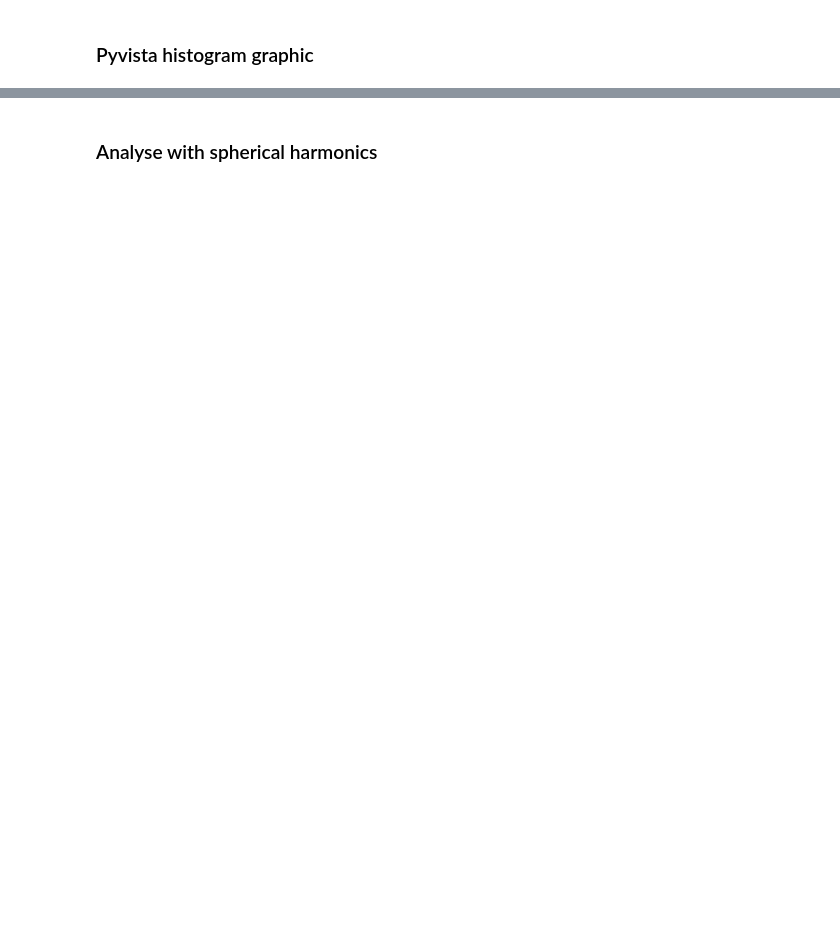
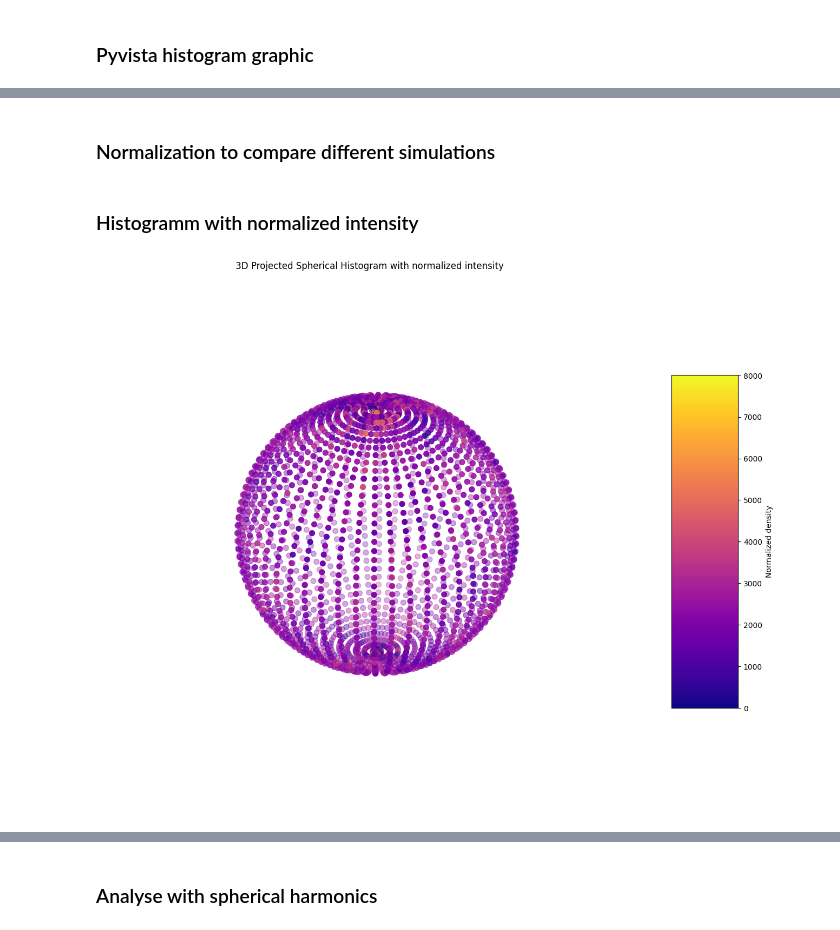
Before and after one commit to clarajdr/Omega60-DD-ICF-simulation, a Jupyter notebook: samplerays.ipynb, the cells around one changed output, grey strips where cells are left out. Drawn from its saved outputs; the diff is of its cells as text; code cells hidden in the pictures; blank space fills up the shorter version.

Commit message:
intensity normalized

```diff
--- a/samplerays.ipynb
+++ b/samplerays.ipynb
@@ -651,0 +652,2 @@ Widget(value='<iframe src="http://localhost:49681/index.html?ui=P_0x1e52deb6510_
+# %% [markdown]
+### Normalization to compare different simulations
@@ -651,0 +689,46 @@ Widget(value='<iframe src="http://localhost:49681/index.html?ui=P_0x1e52deb6510_
+# %%
+# 1. On filtre et on fait une copie propre
+hits = total_impact[total_impact['cs'] < 0].copy()
+
+# 2. On s'assure que les colonnes sont des nombres (pas des objets/listes)
+hits['theta'] = hits['theta'].astype(float)
+hits['phi'] = hits['phi'].astype(float)
+hits['energy_weight'] = hits['energy_weight'].astype(float)
+hits['cs'] = hits['cs'].astype(float)
+
+# 3. On applique le clip
+hits['theta'] = np.clip(hits['theta'], 0, np.pi)
+hits['phi'] = np.clip(hits['phi'], 0, 2*np.pi)
+
+# 4. Maintenant le calcul passera sans problème
+df_hist_norm = hist_normalized_intensity(hits, sectors)
+# %% [markdown]
+### Histogramm with normalized intensity
+# %%
+fig = plt.figure(figsize=(16, 16))
+ax = fig.add_subplot(111, projection='3d')
+hs = df_hist_norm['hs_density'].values
+
+# Convert sector centers to Cartesian coordinates
+xs, ys, zs = coord.sph_to_cart(1.0, sectors.mtheta, sectors.mphi)
+
+# Flatten for scatter plot
+X = xs.ravel()
+Y = ys.ravel()
+Z = zs.ravel()
+C = hs.ravel()   # hs should be the normalized histogram or density
+
+# Plot
+p = ax.scatter(X, Y, Z, c=C, cmap='plasma', s=50)
+
+# Colorbar
+cb = fig.colorbar(p, ax=ax, shrink=0.5, aspect=5)
+cb.set_label("Normalized density")
+
+ax.set_box_aspect([1, 1, 1])
+ax.set_title("3D Projected Spherical Histogram with normalized intensity")
+ax.set_axis_off()
+
+plt.show()
+# %% [output]
+[figure, added]
```
Also changed, not shown: parts of 15 cells of this notebook, 3 other files.
